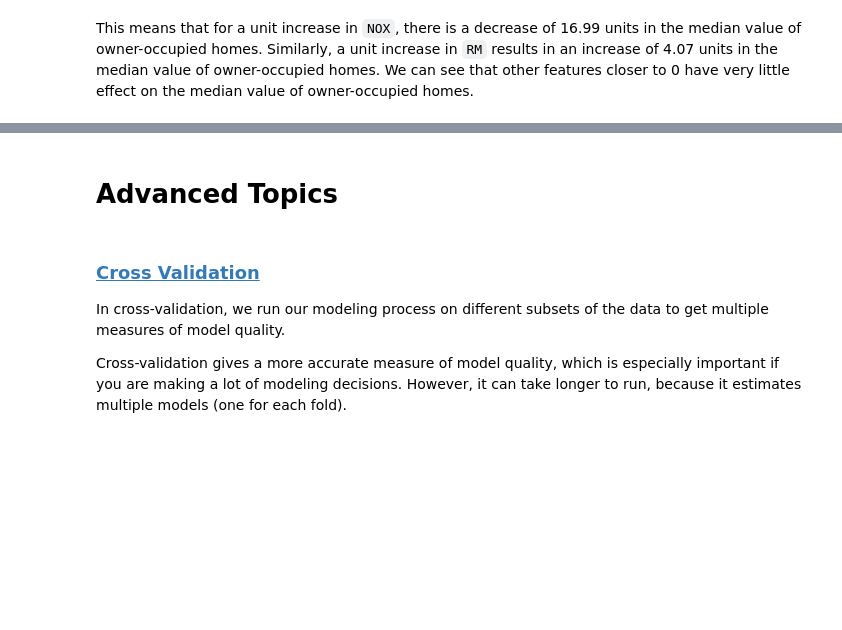
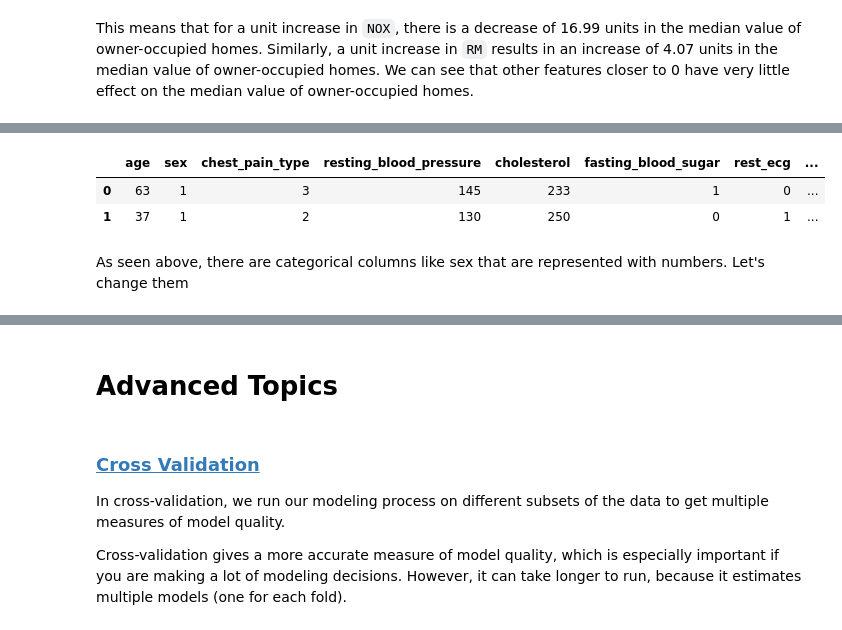
Before and after one commit to jm2826/MENTx-Python, a Jupyter notebook: Session 4.ipynb, the cells around one changed output, grey strips where cells are left out. Saved outputs shown, nothing was run; the diff lists cells and outputs as text; code cells hidden in the pictures; blank space fills up the shorter version.

```diff
--- a/Session 4.ipynb
+++ b/Session 4.ipynb
@@ -333,0 +380,11 @@ This means that for a unit increase in `NOX`, there is a decrease of 16.99 units
+# %%
+dt.columns = ['age', 'sex', 'chest_pain_type', 'resting_blood_pressure', 'cholesterol', 'fasting_blood_sugar', 'rest_ecg', 'max_heart_rate_achieved',
+       'exercise_induced_angina', 'st_depression', 'st_slope', 'num_major_vessels', 'thalassemia', 'target']
+# %%
+dt.head(2)
+# %% [output]
+|  | age | sex | chest_pain_type | resting_blood_pressure | cholesterol | fasting_blood_sugar | rest_ecg | ... |
+| 0 | 63 | 1 | 3 | 145 | 233 | 1 | 0 | ... |
+| 1 | 37 | 1 | 2 | 130 | 250 | 0 | 1 | ... |
+# %% [markdown]
+As seen above, there are categorical columns like sex that are represented with numbers. Let's change them
```
Also changed, not shown: parts of 35 cells of this notebook, 2 other files.
